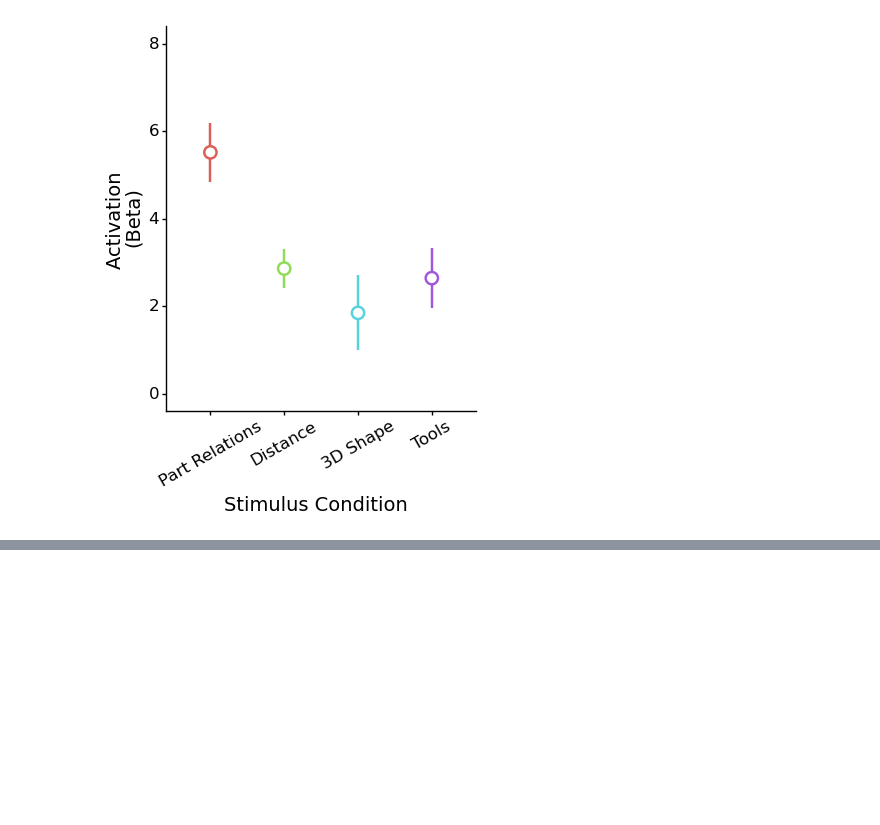
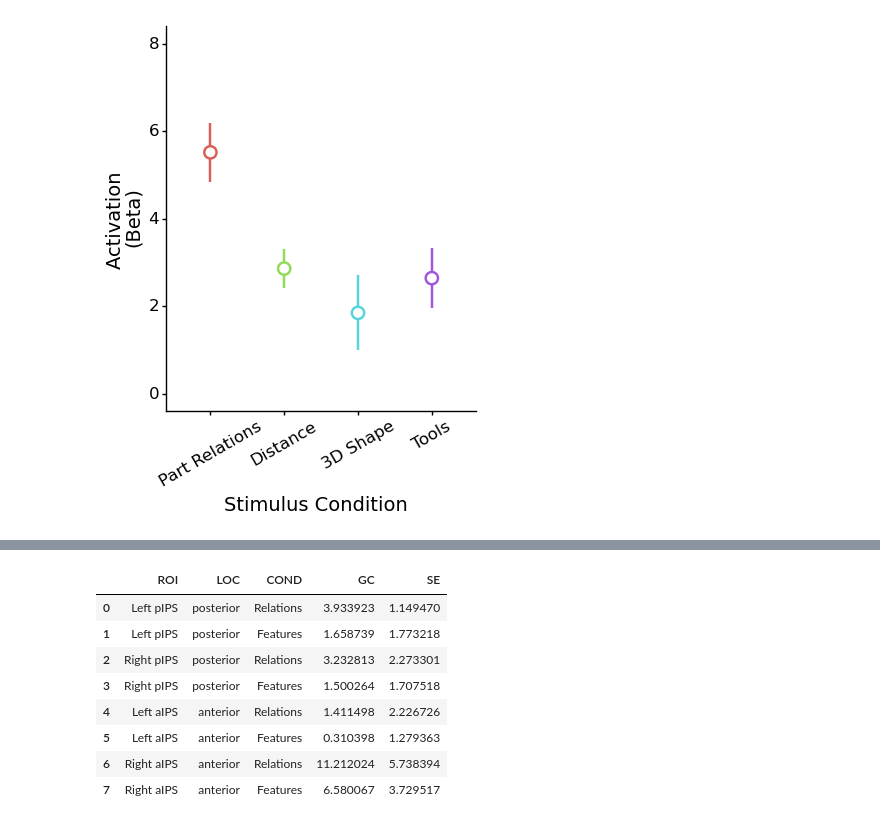
Before and after one commit to vayzenb/docnet, a Jupyter notebook: fmri/exp1_create_figures.ipynb, the cells around one changed output, grey strips where cells are left out. Saved outputs shown, nothing was run; the diff lists cells and outputs as text; code cells hidden in the pictures; blank space fills up the shorter version.

```diff
--- a/fmri/exp1_create_figures.ipynb
+++ b/fmri/exp1_create_figures.ipynb
@@ -114,3 +169,15 @@ for rr in ventral_rois:
+# %%
+summary_df
+# %% [output]
+|  | ROI | LOC | COND | GC | SE |
+| 0 | Left pIPS | posterior | Relations | 3.933923 | 1.149470 |
+| 1 | Left pIPS | posterior | Features | 1.658739 | 1.773218 |
+| 2 | Right pIPS | posterior | Relations | 3.232813 | 2.273301 |
+| 3 | Right pIPS | posterior | Features | 1.500264 | 1.707518 |
+| 4 | Left aIPS | anterior | Relations | 1.411498 | 2.226726 |
+| 5 | Left aIPS | anterior | Features | 0.310398 | 1.279363 |
+| 6 | Right aIPS | anterior | Relations | 11.212024 | 5.738394 |
+| 7 | Right aIPS | anterior | Features | 6.580067 | 3.729517 |
 # %%
 # create a figure with multiple axes to plot each anatomical image
 def plot_glass_brain(subs, exp):
```
Also changed, not shown: parts of 2 cells of this notebook, 21 other files.
